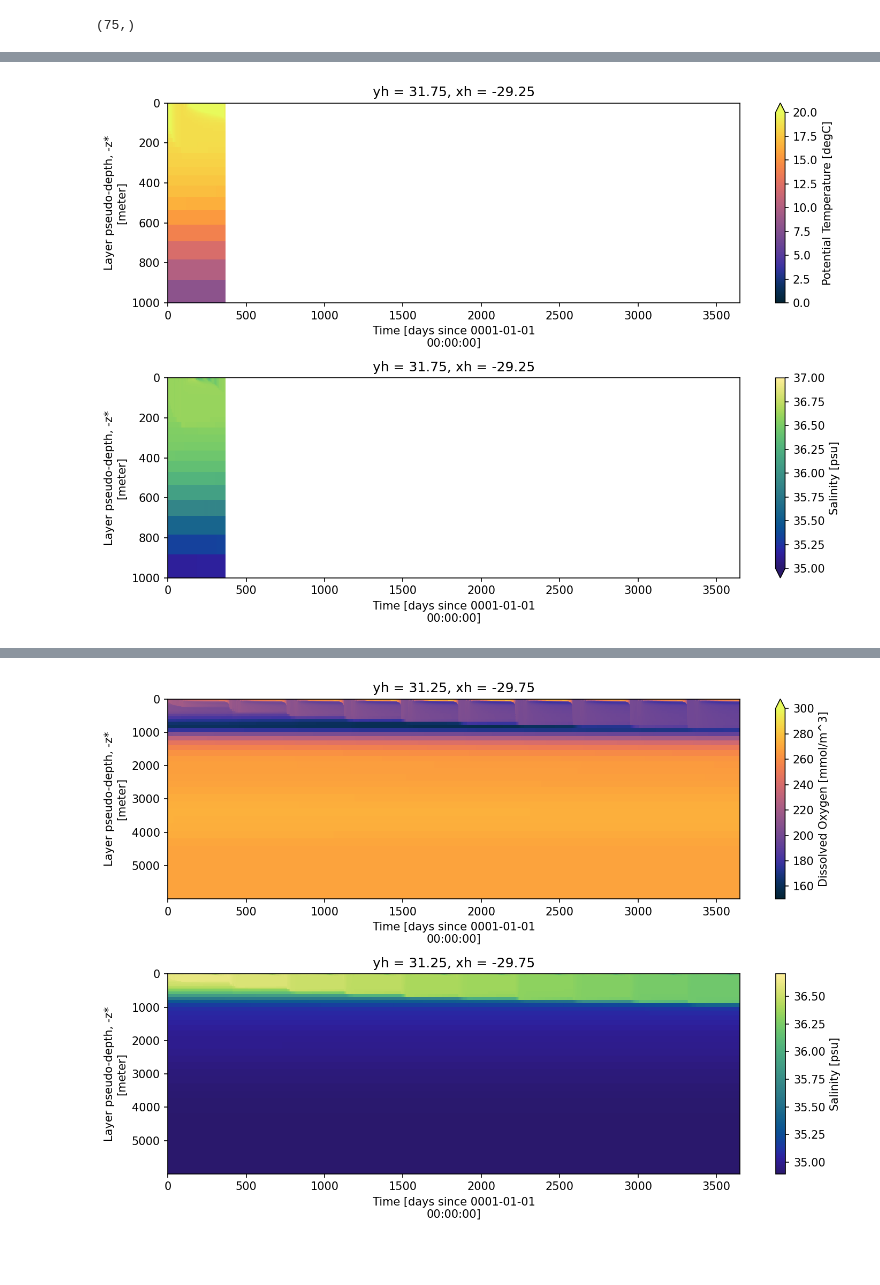
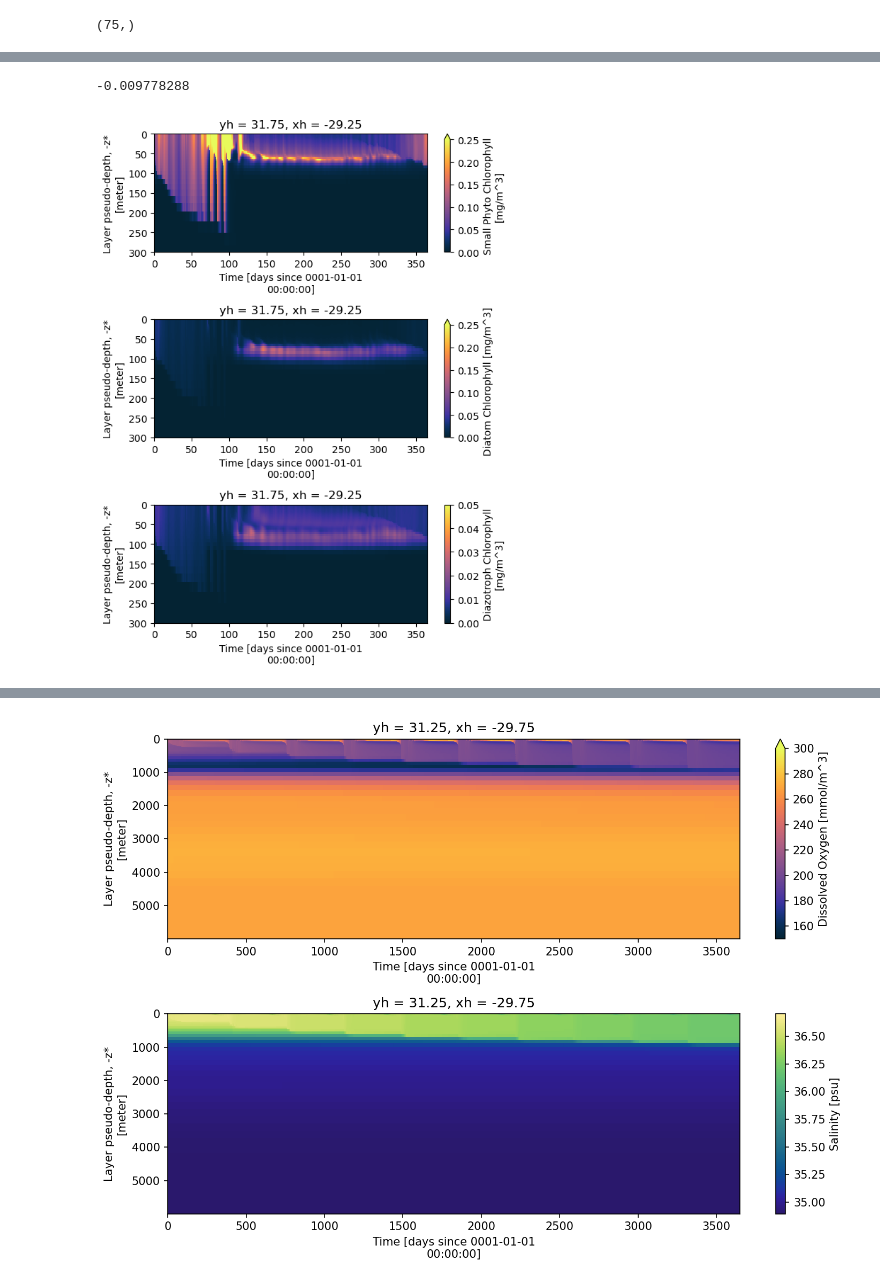
Before and after one commit to ElizabethYankovsky/MARBL_notebooks, a Jupyter notebook: Basic_analysis.ipynb, the cells around one changed output, grey strips where cells are left out. Drawn from its saved outputs; the diff is of its cells as text; code cells hidden in the pictures; blank space fills up the shorter version.

```diff
--- a/Basic_analysis.ipynb
+++ b/Basic_analysis.ipynb
@@ -102,19 +98,28 @@ fig.tight_layout()
+# %%
+np.nanmin(ds.NO3[:,:,1,1])
+# %% [output]
+-0.009778288
 # %%
-fig = plt.figure(figsize=(10, 7),dpi=150)
-plt.subplot(2,1,1)
-ds.temp[:,:,1,1].transpose('zl','Time',).plot(cmap=cmocean.cm.thermal,vmin=0,vmax=20)
+fig = plt.figure(figsize=(6, 8),dpi=100)
+plt.subplot(3,1,1)
+ds.spChl[:,:,1,1].transpose('zl','Time',).plot(cmap=cmocean.cm.thermal,vmin=0,vmax=.25)
 plt.gca().invert_yaxis()
-plt.ylim([1000,0]);
-plt.xlim([0,3650]);
-
-plt.subplot(2,1,2)
-ds.salt[:,:,1,1].transpose('zl','Time',).plot(cmap=cmocean.cm.haline,vmin=35, vmax=37)
-plt.gca().invert_yaxis()
-
-plt.ylim([1000,0]);
-plt.xlim([0,3650]);
+plt.ylim([300,0]);
+plt.xlim([0,365]);
 
 
+plt.subplot(3,1,2)
+ds.diatChl[:,:,1,1].transpose('zl','Time',).plot(cmap=cmocean.cm.thermal,vmin=0,vmax=.25)
+plt.gca().invert_yaxis()
+plt.ylim([300,0]);
+plt.xlim([0,365]);
+
+plt.subplot(3,1,3)
+ds.diazChl[:,:,1,1].transpose('zl','Time',).plot(cmap=cmocean.cm.thermal,vmin=0,vmax=.05)
+plt.gca().invert_yaxis()
+plt.ylim([300,0]);
+plt.xlim([0,365]);
+
 fig.tight_layout()
 # %% [output]
-[figure, old version]
+[figure, new version]
```
Also changed, not shown: parts of 9 cells of this notebook, 2 other files.
